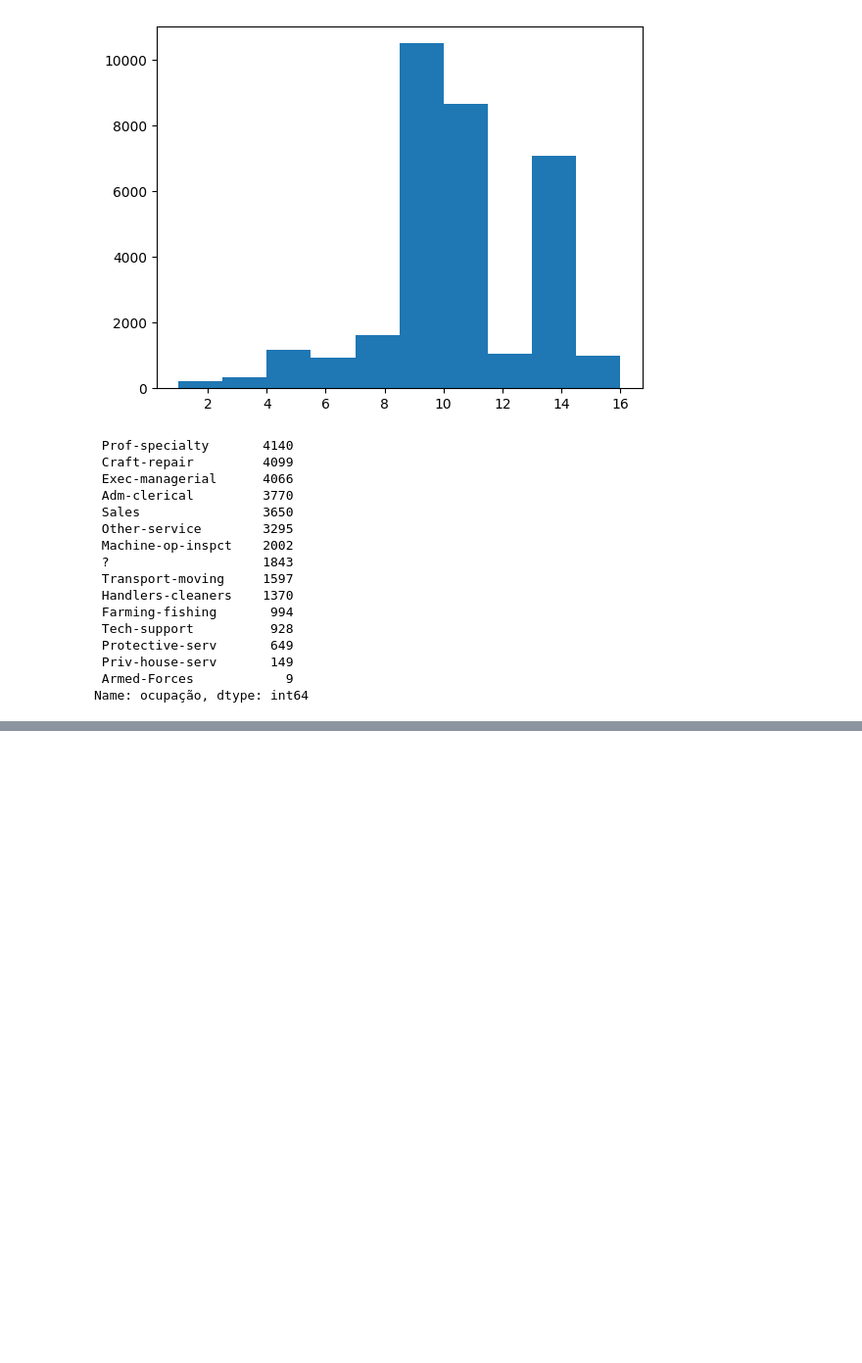
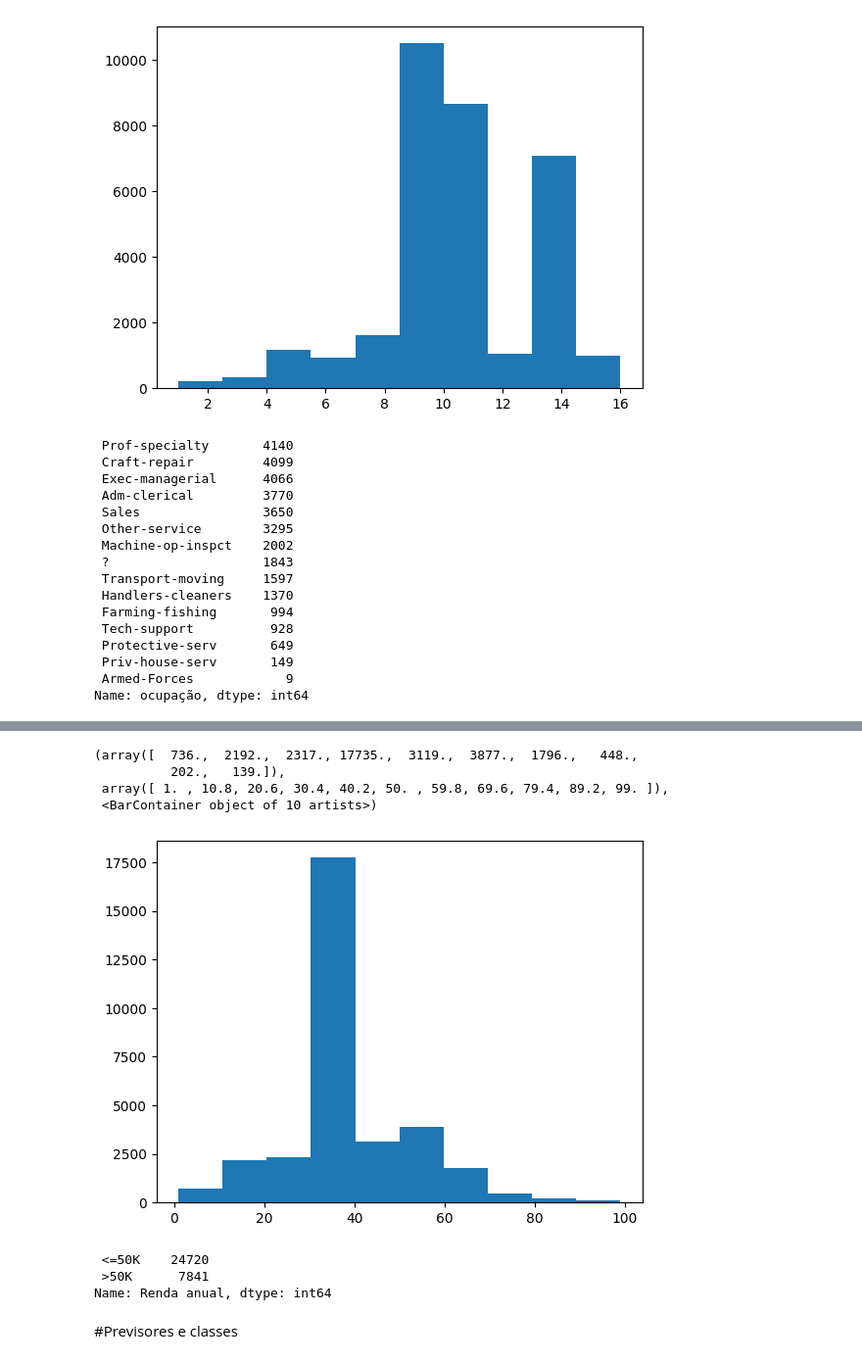
Before and after one commit to BrunoChin/censo_data, a Jupyter notebook: Censo.ipynb, the cells around one changed output, grey strips where cells are left out. Shown: that part at 98% size. Drawn from its saved outputs; the diff is of its cells as text; code cells hidden in the pictures; blank space fills up the shorter version.

```diff
--- a/Censo.ipynb
+++ b/Censo.ipynb
@@ -147,0 +160,16 @@ Grafic.show()
+# %%
+plt.hist(df['Horas por semana'])
+# %% [output]
+(array([  736.,  2192.,  2317., 17735.,  3119.,  3877.,  1796.,   448.,
+          202.,   139.]),
+ array([ 1. , 10.8, 20.6, 30.4, 40.2, 50. , 59.8, 69.6, 79.4, 89.2, 99. ]),
+ <BarContainer object of 10 artists>)
+[figure, added]
+# %%
+df['Renda anual'].value_counts()
+# %% [output]
+ <=50K    24720
+ >50K      7841
+Name: Renda anual, dtype: int64
+# %% [markdown]
+#Previsores e classes
```
Also changed, not shown: parts of 2 cells of this notebook.
